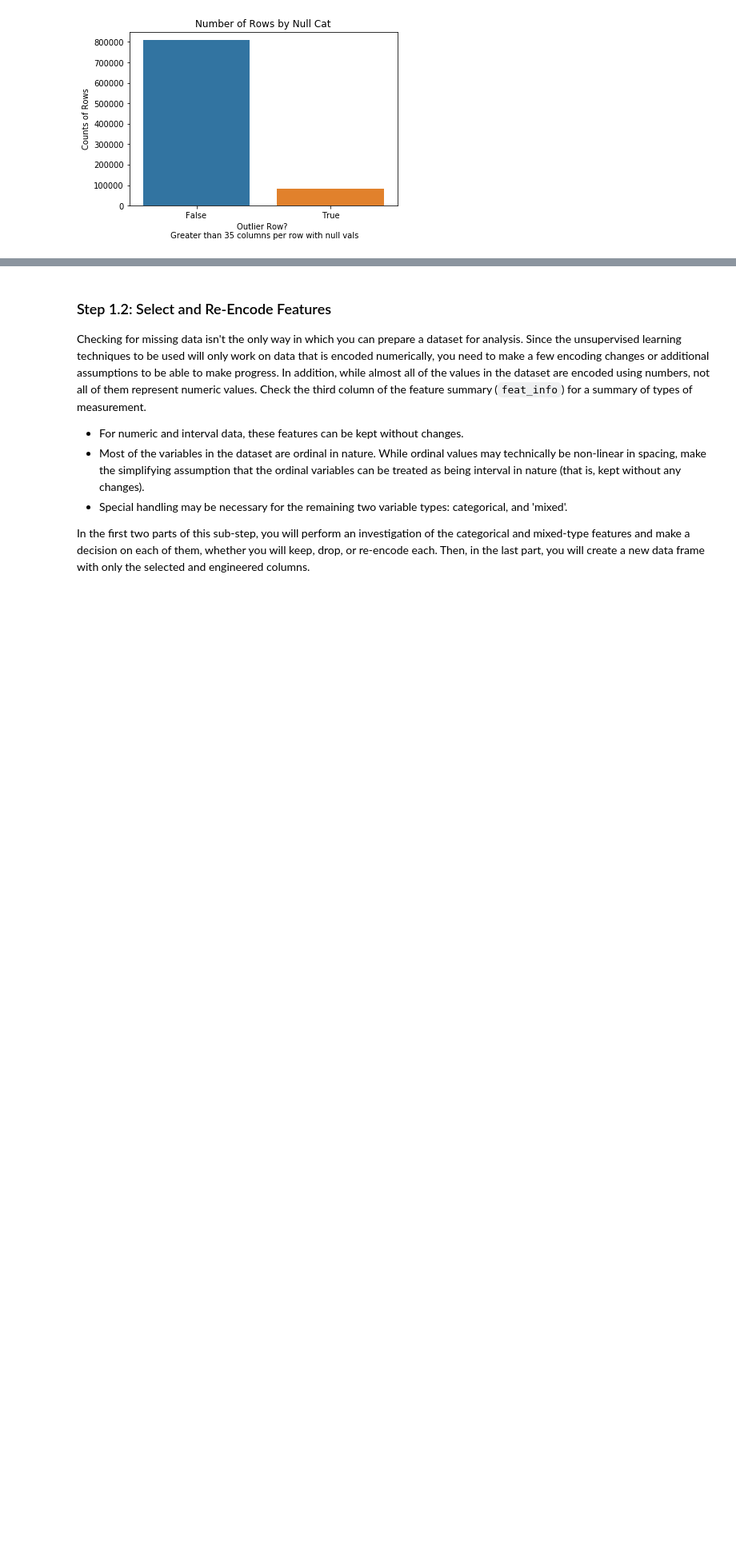
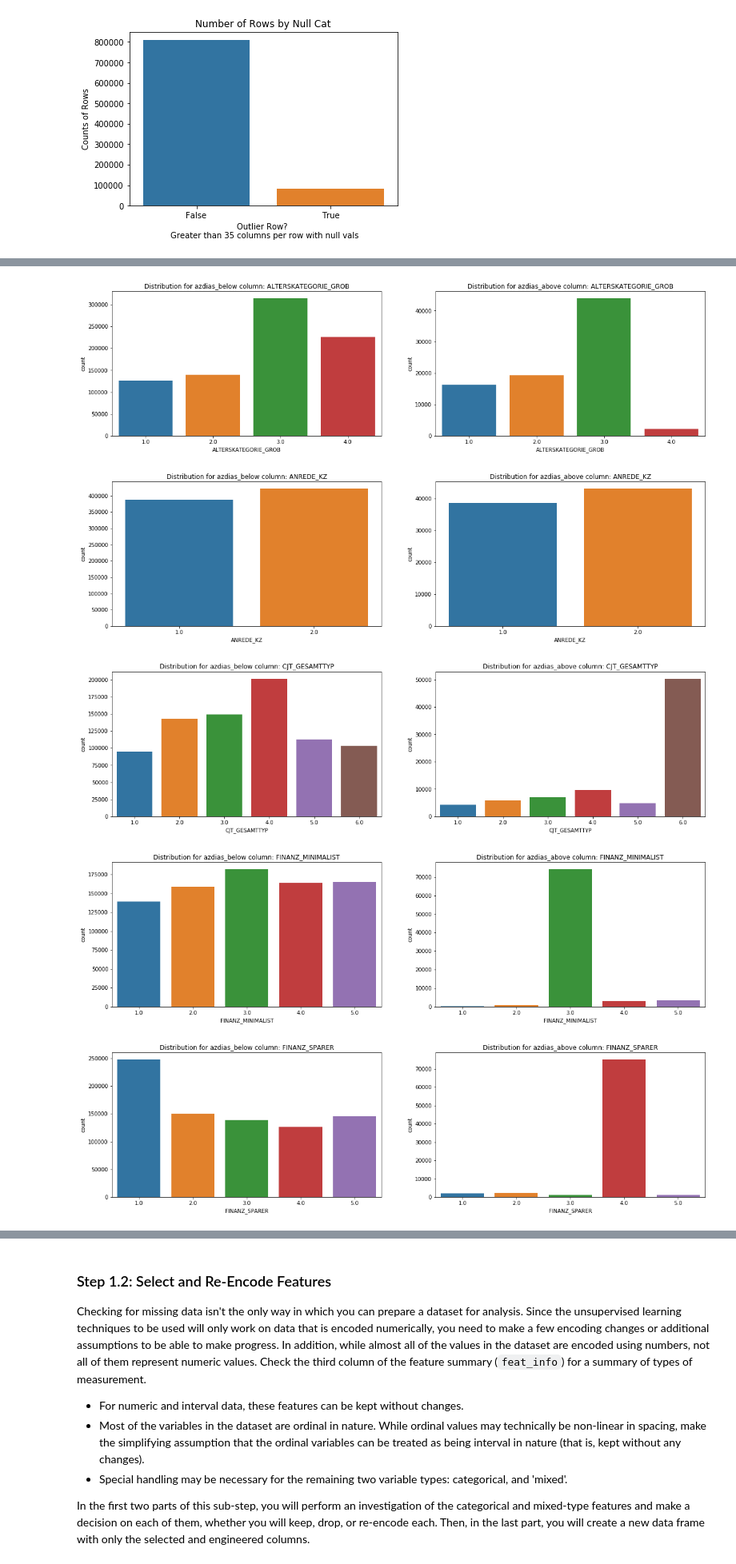
Before and after one commit to BradEvanDavis/CustomerSegmentation, a Jupyter notebook: Identify_Customer_Segments.ipynb, the cells around one changed output, grey strips where cells are left out. Shown at 80% size. Cells and saved outputs as stored; diff of their text form; code cells hidden in the pictures; blank space fills up the shorter version.

```diff
--- a/Identify_Customer_Segments.ipynb
+++ b/Identify_Customer_Segments.ipynb
@@ -217,4 +217,4 @@ plt.show()
 [figure]
 # %%
 #Normal row examples
-azdiasNull[azdiasNull['threshold']==False]
+azdias_below = azdiasNull[azdiasNull['threshold']==False]
@@ -229,3 +221,3 @@ azdiasNull[azdiasNull['threshold']==False]
 # %%
 #Greater than threshold null columns per row examples
-azdiasNull[azdiasNull['threshold']==True].head()
+azdias_above = azdiasNull[azdiasNull['threshold']==True]
@@ -240,5 +223,0 @@ azdiasNull[azdiasNull['threshold']==True].head()
-# %%
-def compare_counts(col):
-    plt.figure(fig_size=(20,5))
-    plt.subplot(1, 2, 1)
-    sns.countplot(azdiasNull[azdiasNull['threshold']==False])
@@ -248,0 +224,10 @@ Qualitatively based on the descriptive data quoted above and examples viewed fro
+# %%
+def compare_counts(col):
+    plt.figure(figsize=(20,5))
+    plt.subplot(1, 2, 1)
+    sns.countplot(azdias_below[col][azdias_below[col].notnull()], label = 'below')
+    plt.title('Distribution for azdias_below column: {}'.format(col))
+
+    plt.subplot(1, 2, 2)
+    sns.countplot(azdias_above[col][azdias_above[col].notnull()], label = 'above')
+    plt.title('Distribution for azdias_above column: {}'.format(col))
@@ -248,0 +254,9 @@ Qualitatively based on the descriptive data quoted above and examples viewed fro
+# %%
+for col in azdias.columns[1:10]:
+    compare_counts(col)
+# %% [output]
+[figure, added]
+[figure, added]
+[figure, added]
+[figure, added]
+[figure, added]
```
Also changed, not shown: parts of 11 cells of this notebook.
